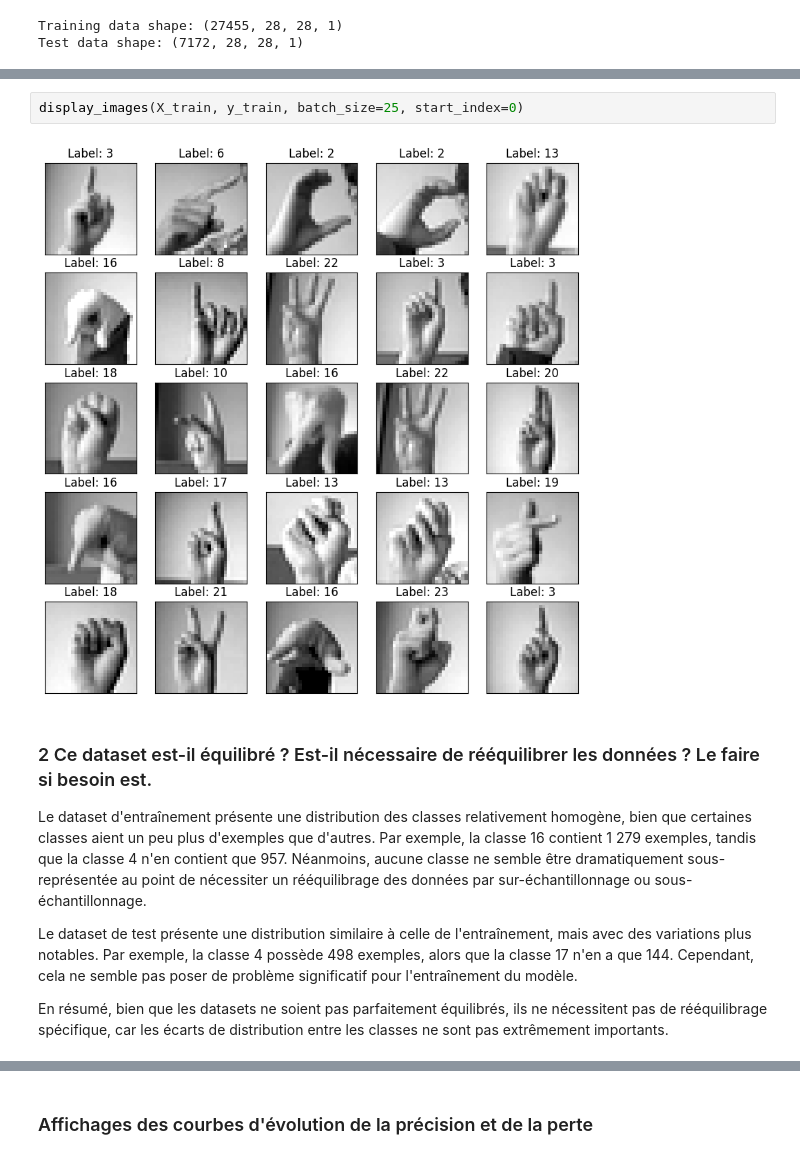
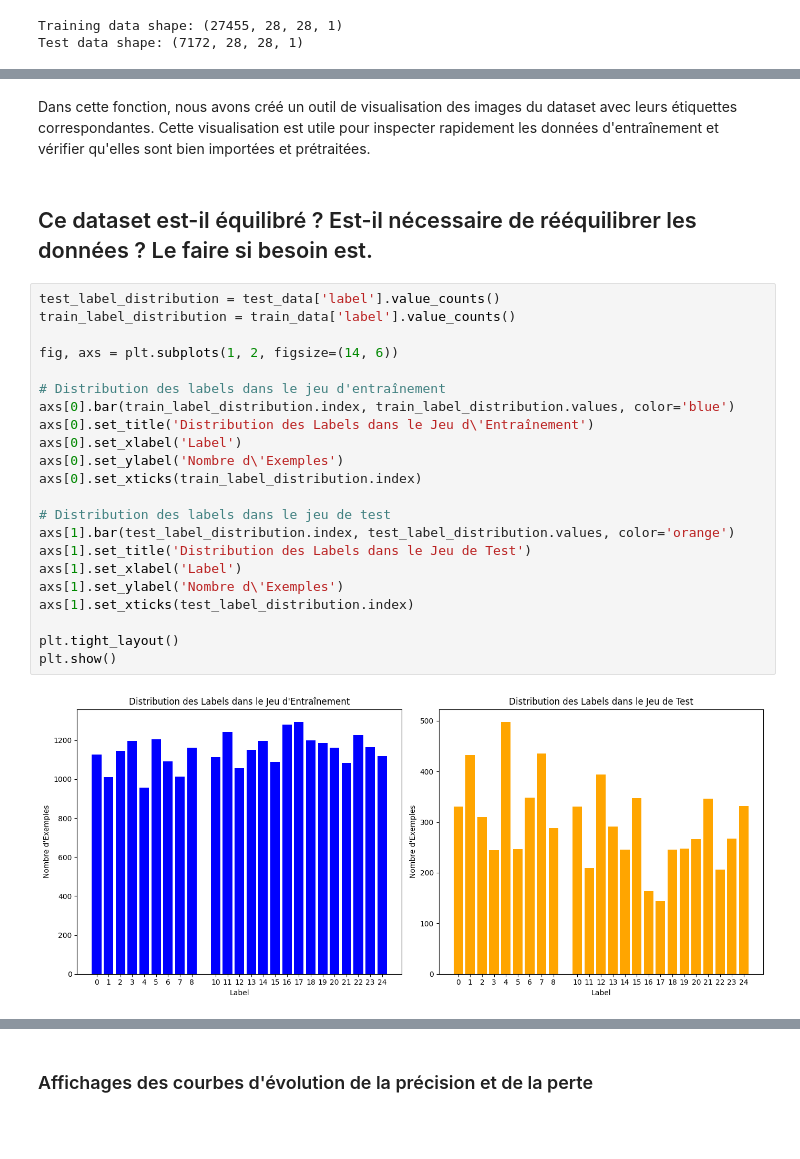
Before and after one commit to Matteo-go/5DEEP_PROJECT, a Jupyter notebook: main.ipynb, the cells around one changed output, grey strips where cells are left out. Saved outputs shown, nothing was run; the diff lists cells and outputs as text; blank space fills up the shorter version.

```diff
--- a/main.ipynb
+++ b/main.ipynb
@@ -92,11 +128,28 @@ Charger plus d'images pourrait alourdir l'exécution du programme et provoquer d
-# %%
-display_images(X_train, y_train, batch_size=25, start_index=0)
-# %% [output]
-[figure, removed]
-# %% [markdown]
-### 2 Ce dataset est-il équilibré ? Est-il nécessaire de rééquilibrer les données ? Le faire si besoin est.
-Le dataset d'entraînement présente une distribution des classes relativement homogène, bien que certaines classes aient un peu plus d'exemples que d'autres. Par exemple, la classe 16 contient 1 279 exemples, tandis que la classe 4 n'en contient que 957. Néanmoins, aucune classe ne semble être dramatiquement sous-représentée au point de nécessiter un rééquilibrage des données par sur-échantillonnage ou sous-échantillonnage.
-
-Le dataset de test présente une distribution similaire à celle de l'entraînement, mais avec des variations plus notables. Par exemple, la classe 4 possède 498 exemples, alors que la classe 17 n'en a que 144. Cependant, cela ne semble pas poser de problème significatif pour l'entraînement du modèle.
-
-En résumé, bien que les datasets ne soient pas parfaitement équilibrés, ils ne nécessitent pas de rééquilibrage spécifique, car les écarts de distribution entre les classes ne sont pas extrêmement importants.
+# %% [markdown]
+Dans cette fonction, nous avons créé un outil de visualisation des images du dataset avec leurs étiquettes correspondantes. Cette visualisation est utile pour inspecter rapidement les données d'entraînement et vérifier qu'elles sont bien importées et prétraitées.
+# %% [markdown]
+## Ce dataset est-il équilibré ? Est-il nécessaire de rééquilibrer les données ? Le faire si besoin est.
+# %%
+test_label_distribution = test_data['label'].value_counts()
+train_label_distribution = train_data['label'].value_counts()
+
+fig, axs = plt.subplots(1, 2, figsize=(14, 6))
+
+# Distribution des labels dans le jeu d'entraînement
+axs[0].bar(train_label_distribution.index, train_label_distribution.values, color='blue')
+axs[0].set_title('Distribution des Labels dans le Jeu d\'Entraînement')
+axs[0].set_xlabel('Label')
+axs[0].set_ylabel('Nombre d\'Exemples')
+axs[0].set_xticks(train_label_distribution.index)
+
+# Distribution des labels dans le jeu de test
+axs[1].bar(test_label_distribution.index, test_label_distribution.values, color='orange')
+axs[1].set_title('Distribution des Labels dans le Jeu de Test')
+axs[1].set_xlabel('Label')
+axs[1].set_ylabel('Nombre d\'Exemples')
+axs[1].set_xticks(test_label_distribution.index)
+
+plt.tight_layout()
+plt.show()
+# %% [output]
+[figure, added]
```
Also changed, not shown: parts of 52 cells of this notebook, 2 other files.
